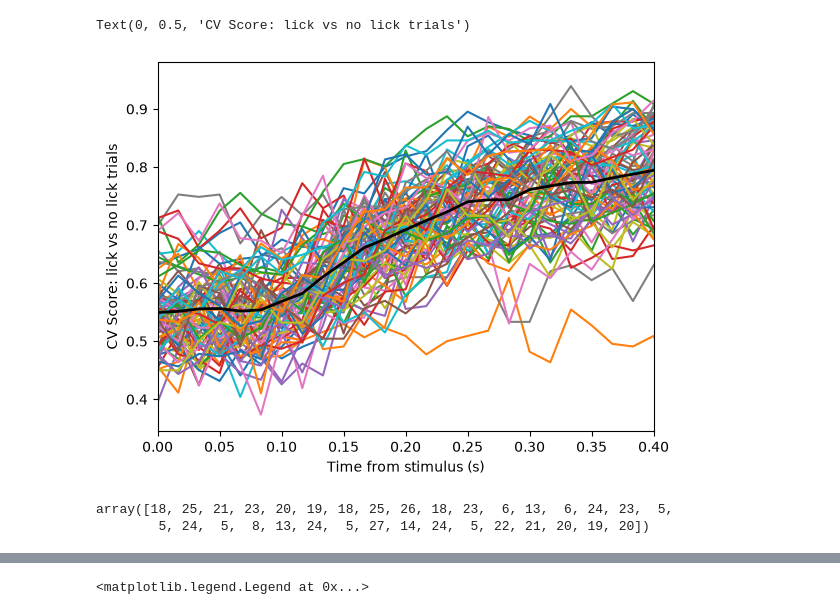
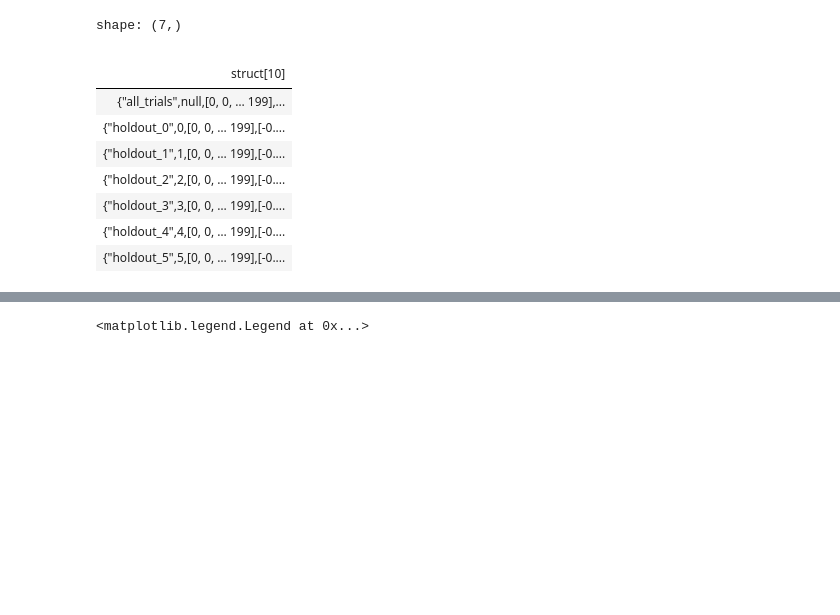
Before and after one commit to corbennett/dynamic_routing_facemap, a Jupyter notebook: analysis.ipynb, the cells around one changed output, grey strips where cells are left out. Cells and saved outputs as stored; diff of their text form; code cells hidden in the pictures; blank space fills up the shorter version.

```diff
--- a/analysis.ipynb
+++ b/analysis.ipynb
@@ -45,23 +28,3 @@ Text(0, 0.5, 'CV Score: lick vs no lick trials')
-# %%
-window_centers  = np.array(df_visual['window_center_s'][0]) + 1/120 #add in a half frame to account for motSVD diff
-
-scores = np.stack(df_visual['cv_scores'].to_numpy())
-
-plt.plot(window_centers, scores.T)
-plt.plot(window_centers, scores.mean(axis=0), color='k', linewidth=2)
-
-plt.xlim(0, 0.4)
-# plt.ylim(0.45, 0.8)
-plt.xlabel('Time from stimulus (s)')
-plt.ylabel('CV Score: lick vs no lick trials')
-# %% [output]
-Text(0, 0.5, 'CV Score: lick vs no lick trials')
-[figure, removed]
-# %%
-latencies
-# %% [output]
-array([18, 25, 21, 23, 20, 19, 18, 25, 26, 18, 23,  6, 13,  6, 24, 23,  5,
-        5, 24,  5,  8, 13, 24,  5, 27, 14, 24,  5, 22, 21, 20, 19, 20])
 # %%
 def get_latency(score, baseline_end=5, num_over_threshold=3):
 
@@ -82,6 +45,19 @@ def bootstrap_ci(data, num_bootstrap=1000, ci=95, metric=np.median):
     lower = np.percentile(bootstrapped_metrics, (100-ci)/2)
     upper = np.percentile(bootstrapped_metrics, 100-(100-ci)/2)
     return lower, upper
+# %%
+df_trainedon250['decoder_axes'][0]
+# %% [output]
+shape: (7,)
+|  |
+| struct[10] |
+| {"all_trials",null,[0, 0, … 199],... |
+| {"holdout_0",0,[0, 0, … 199],[-0.... |
+| {"holdout_1",1,[0, 0, … 199],[-0.... |
+| {"holdout_2",2,[0, 0, … 199],[-0.... |
+| {"holdout_3",3,[0, 0, … 199],[-0.... |
+| {"holdout_4",4,[0, 0, … 199],[-0.... |
+| {"holdout_5",5,[0, 0, … 199],[-0.... |
 # %%
 # for df in [df_combined, df_visual, df_auditory, df_lbo, df_lbo_vis,
 #            df_lbo_aud, df_lbo_aud_target, df_lbo_balanced_accuracy]:
```
Also changed, not shown: parts of 4 cells of this notebook, 4 other files.
